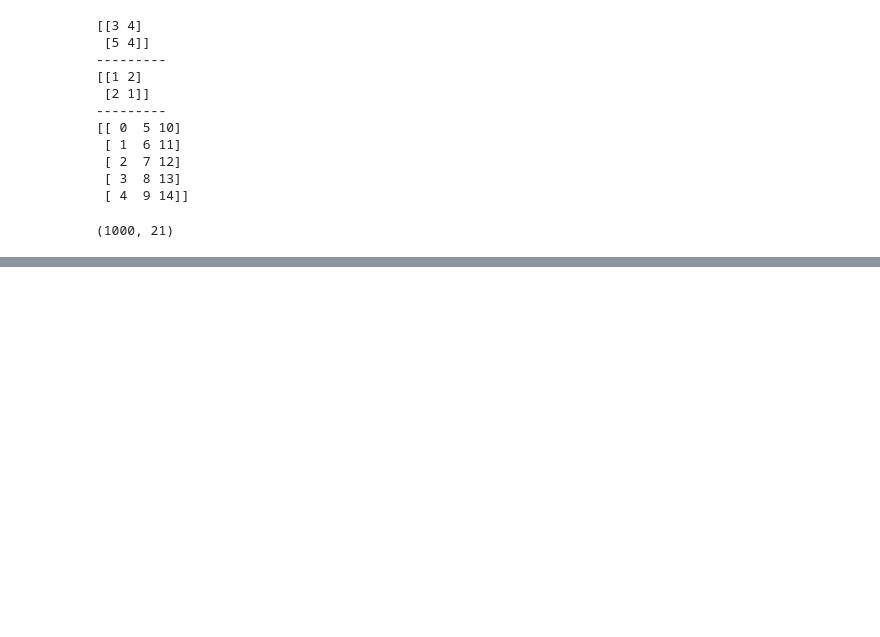
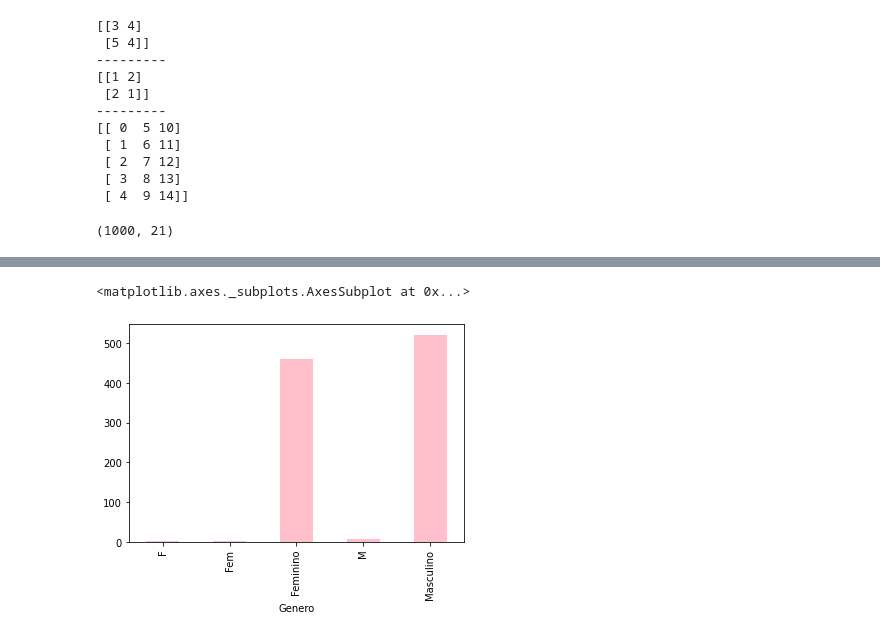
Before and after one commit to WandersonGustavo/Udemy_Data, a Jupyter notebook: Untitled0.ipynb, the cells around one changed output, grey strips where cells are left out. Drawn from its saved outputs; the diff is of its cells as text; code cells hidden in the pictures; blank space fills up the shorter version.

```diff
--- a/Untitled0.ipynb
+++ b/Untitled0.ipynb
@@ -363,0 +305,3 @@ dados.iloc[[0,1,2,3,7],0:5]#pegou linhas 0,1,2,3,7 nas colunas de 0 a4
+# %%
+dataset =pd.read_csv("Churn.csv" , sep=";")
+dataset.head() #vizualizar
@@ -363,0 +319,2 @@ dados.iloc[[0,1,2,3,7],0:5]#pegou linhas 0,1,2,3,7 nas colunas de 0 a4
+# %%
+dataset.columns=["Id","Score","Estado","Genero","Idade","Patrimonio","Saldo","Produto","TemCartCredito","Ativo","Salario","Saiu"]
@@ -363,0 +349,3 @@ dados.iloc[[0,1,2,3,7],0:5]#pegou linhas 0,1,2,3,7 nas colunas de 0 a4
+# %%
+agrupado2=dataset.groupby(['Genero']).size()
+agrupado2 #precisa corrigir as varias formas de F e M
@@ -363,0 +360,5 @@ dados.iloc[[0,1,2,3,7],0:5]#pegou linhas 0,1,2,3,7 nas colunas de 0 a4
+# %%
+agrupado2.plot.bar(color='pink')
+# %% [output]
+<matplotlib.axes._subplots.AxesSubplot at 0x...>
+[figure, added]
```
Also changed, not shown: parts of 34 cells of this notebook.
